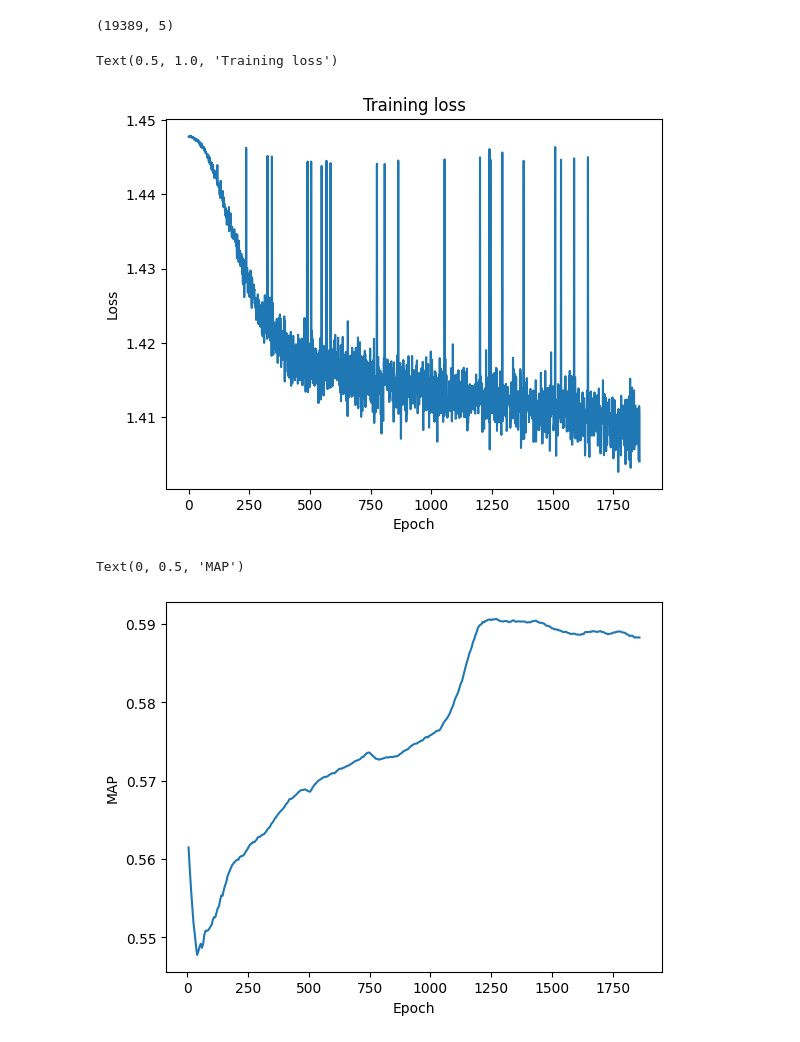
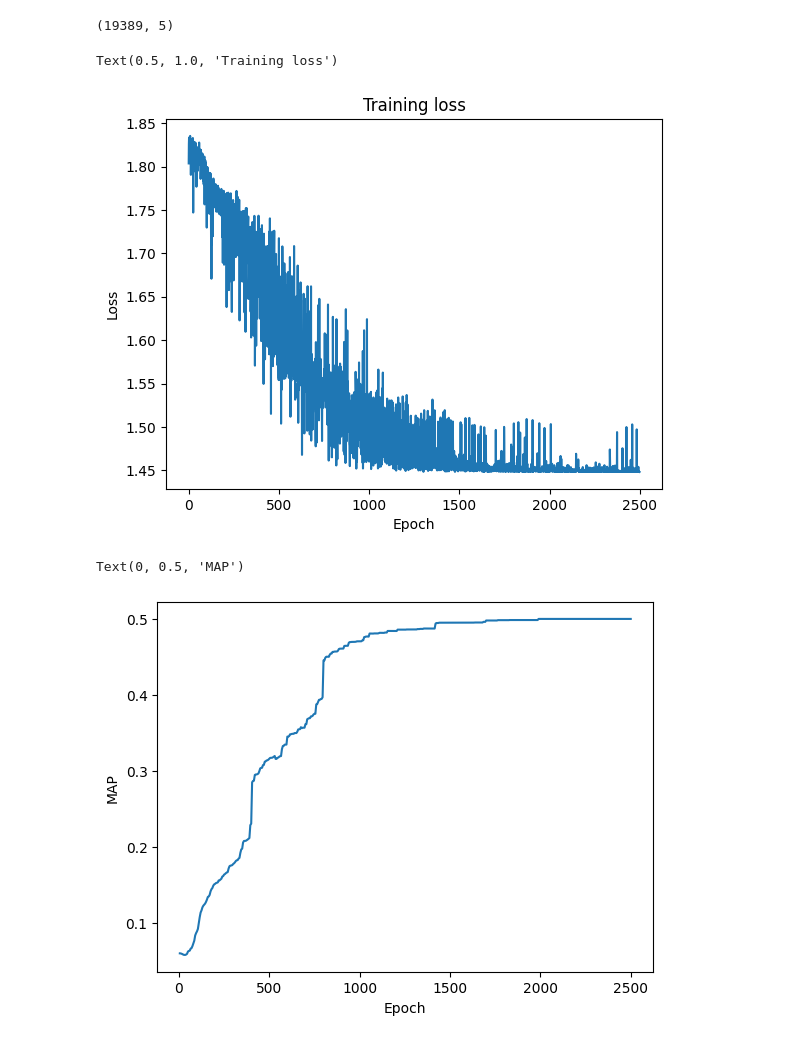
Before and after one commit to averniere/OT_simulation_maladies, a Jupyter notebook: HGCN/test.ipynb, the cells around one changed output. Saved outputs shown, nothing was run; the diff lists cells and outputs as text; code cells hidden in the pictures.

```diff
--- a/HGCN/test.ipynb
+++ b/HGCN/test.ipynb
@@ -12,16 +12,16 @@ print(embeddings.shape)
 # %% [output]
 (19389, 5)
 # %%
-with open(os.path.join("logs/2026_5_5/6", 'metrics.json'), 'r') as f:
+with open(os.path.join("logs/2026_5_6/0", 'metrics.json'), 'r') as f:
     results = json.load(f)
 
 plt.plot(results['train_losses'])
 plt.xlabel('Epoch')
 plt.ylabel('Loss')
 plt.title('Training loss')
 # %% [output]
 Text(0.5, 1.0, 'Training loss')
-[figure, old version]
+[figure, new version]
 # %%
 epochs = [m['epoch'] for m in results['val_metrics']]
 maps = [m['roc'] for m in results['val_metrics']]  # ou 'ap' selon ce que retourne compute_metrics
@@ -31,7 +31,7 @@ plt.xlabel('Epoch')
 plt.ylabel('MAP')
 # %% [output]
 Text(0, 0.5, 'MAP')
-[figure, old version]
+[figure, new version]
 # %%
 norms = np.linalg.norm(embeddings, axis=1)
 
```
Also changed, not shown: parts of 2 cells of this notebook, 10 other files.
